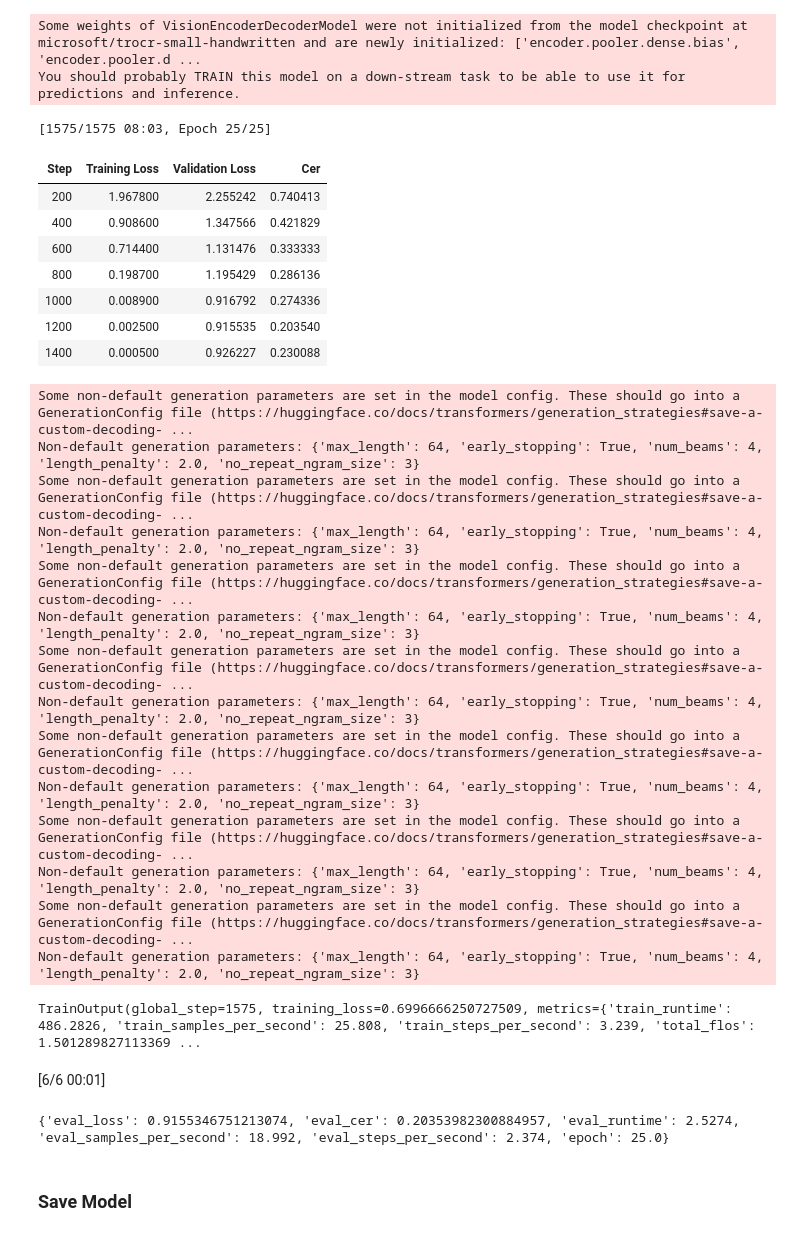
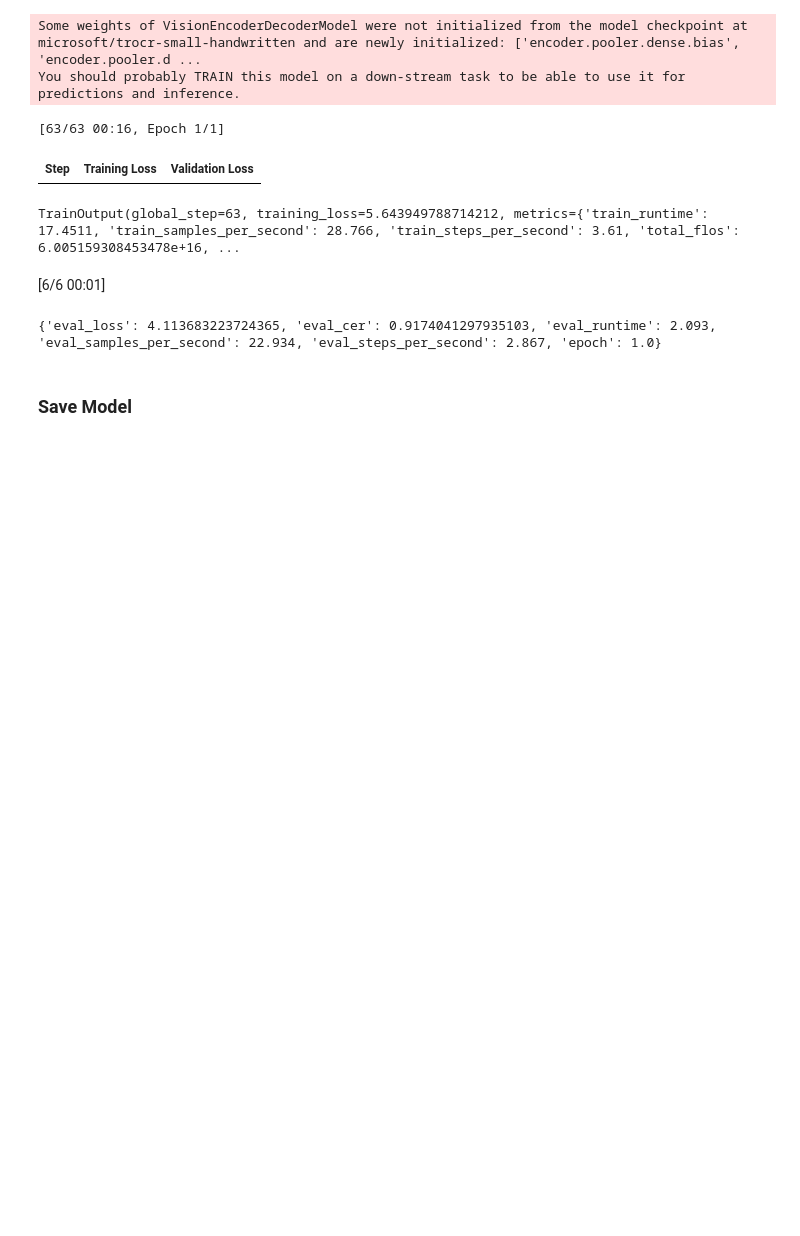
Before and after one commit to DevTimBo/LectorAI-TextExtraction, a Jupyter notebook: opensource_transfer_training.ipynb, the cells around one changed output. Drawn from its saved outputs; the diff is of its cells as text; code cells hidden in the pictures; blank space fills up the shorter version.

```diff
--- a/opensource_transfer_training.ipynb
+++ b/opensource_transfer_training.ipynb
@@ -13,9 +20,9 @@ from transformers import EarlyStoppingCallback
 ### Config
 # %%
 open_source_model_name = "microsoft/trocr-small-handwritten"
-save_model_name = f"../models/trocr/{open_source_model_name.split('/')[-1]}-finetuned"
+save_model_name = f"models/trocr/{open_source_model_name.split('/')[-1]}-finetuned"
 # %%
-dataset_path = '../dataset/transfer_dataset/'
+dataset_path = 'dataset/transfer_dataset/'
 train_dataset_path = os.path.join(dataset_path, 'train')
 val_dataset_path = os.path.join(dataset_path, 'val')
 # %%
@@ -161,15 +168,15 @@ model.config.num_beams = 4
 # %%
 training_args = Seq2SeqTrainingArguments(
     predict_with_generate=True,
-    num_train_epochs=25,
+    num_train_epochs=1,
     evaluation_strategy="steps",
     per_device_train_batch_size=8,
     per_device_eval_batch_size=8,
     fp16=False,
     output_dir=save_model_name,
     logging_steps=2,
-    save_steps=200,
-    eval_steps=200,
+    save_steps=100,
+    eval_steps=100,
     load_best_model_at_end=True,
 )
 # %%
@@ -189,46 +196,25 @@ def compute_metrics(pred):
 # %%
 trainer = Seq2SeqTrainer(
     model=model,
     tokenizer=processor.image_processor,
     args=training_args,
     compute_metrics=compute_metrics,
     train_dataset=train_dataset,
     eval_dataset=eval_dataset,
     data_collator=default_data_collator,
-    callbacks=[EarlyStoppingCallback(400)]
+    #callbacks=[EarlyStoppingCallback(400)]
 )
 trainer.train()
 # %% [output]
-[1575/1575 08:03, Epoch 25/25]
+[63/63 00:16, Epoch 1/1]
-| Step | Training Loss | Validation Loss | Cer |
-| 200 | 1.967800 | 2.255242 | 0.740413 |
-| 400 | 0.908600 | 1.347566 | 0.421829 |
-| 600 | 0.714400 | 1.131476 | 0.333333 |
-| 800 | 0.198700 | 1.195429 | 0.286136 |
-| 1000 | 0.008900 | 0.916792 | 0.274336 |
-| 1200 | 0.002500 | 0.915535 | 0.203540 |
-| 1400 | 0.000500 | 0.926227 | 0.230088 |
+| Step | Training Loss | Validation Loss |
-Some non-default generation parameters are set in the model config. These should go into a GenerationConfig file (https://huggingface.co/docs/transformers/generation_strategies#save-a-custom-decoding- ...
-Non-default generation parameters: {'max_length': 64, 'early_stopping': True, 'num_beams': 4, 'length_penalty': 2.0, 'no_repeat_ngram_size': 3}
-Some non-default generation parameters are set in the model config. These should go into a GenerationConfig file (https://huggingface.co/docs/transformers/generation_strategies#save-a-custom-decoding- ...
-Non-default generation parameters: {'max_length': 64, 'early_stopping': True, 'num_beams': 4, 'length_penalty': 2.0, 'no_repeat_ngram_size': 3}
-Some non-default generation parameters are set in the model config. These should go into a GenerationConfig file (https://huggingface.co/docs/transformers/generation_strategies#save-a-custom-decoding- ...
-Non-default generation parameters: {'max_length': 64, 'early_stopping': True, 'num_beams': 4, 'length_penalty': 2.0, 'no_repeat_ngram_size': 3}
-Some non-default generation parameters are set in the model config. These should go into a GenerationConfig file (https://huggingface.co/docs/transformers/generation_strategies#save-a-custom-decoding- ...
-Non-default generation parameters: {'max_length': 64, 'early_stopping': True, 'num_beams': 4, 'length_penalty': 2.0, 'no_repeat_ngram_size': 3}
-Some non-default generation parameters are set in the model config. These should go into a GenerationConfig file (https://huggingface.co/docs/transformers/generation_strategies#save-a-custom-decoding- ...
-Non-default generation parameters: {'max_length': 64, 'early_stopping': True, 'num_beams': 4, 'length_penalty': 2.0, 'no_repeat_ngram_size': 3}
-Some non-default generation parameters are set in the model config. These should go into a GenerationConfig file (https://huggingface.co/docs/transformers/generation_strategies#save-a-custom-decoding- ...
-Non-default generation parameters: {'max_length': 64, 'early_stopping': True, 'num_beams': 4, 'length_penalty': 2.0, 'no_repeat_ngram_size': 3}
-Some non-default generation parameters are set in the model config. These should go into a GenerationConfig file (https://huggingface.co/docs/transformers/generation_strategies#save-a-custom-decoding- ...
-Non-default generation parameters: {'max_length': 64, 'early_stopping': True, 'num_beams': 4, 'length_penalty': 2.0, 'no_repeat_ngram_size': 3}
+TrainOutput(global_step=63, training_loss=5.643949788714212, metrics={'train_runtime': 17.4511, 'train_samples_per_second': 28.766, 'train_steps_per_second': 3.61, 'total_flos': 6.005159308453478e+16, ...
-TrainOutput(global_step=1575, training_loss=0.6996666250727509, metrics={'train_runtime': 486.2826, 'train_samples_per_second': 25.808, 'train_steps_per_second': 3.239, 'total_flos': 1.501289827113369 ...
 # %%
 results = trainer.evaluate(eval_dataset=eval_dataset)
 print(results)
 # %% [output]
 [6/6 00:01]
-{'eval_loss': 0.9155346751213074, 'eval_cer': 0.20353982300884957, 'eval_runtime': 2.5274, 'eval_samples_per_second': 18.992, 'eval_steps_per_second': 2.374, 'epoch': 25.0}
+{'eval_loss': 4.113683223724365, 'eval_cer': 0.9174041297935103, 'eval_runtime': 2.093, 'eval_samples_per_second': 22.934, 'eval_steps_per_second': 2.867, 'epoch': 1.0}
 # %% [markdown]
 ### Save Model
 # %%
```
Also changed, not shown: parts of 2 cells of this notebook, 7 other files.
